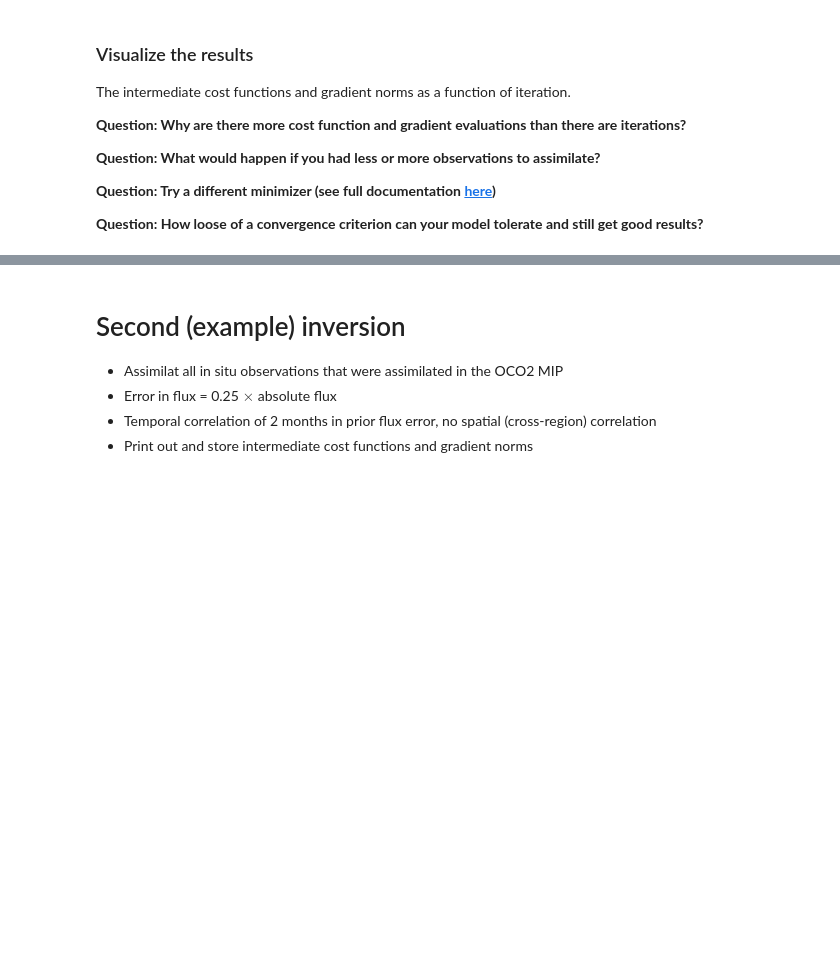
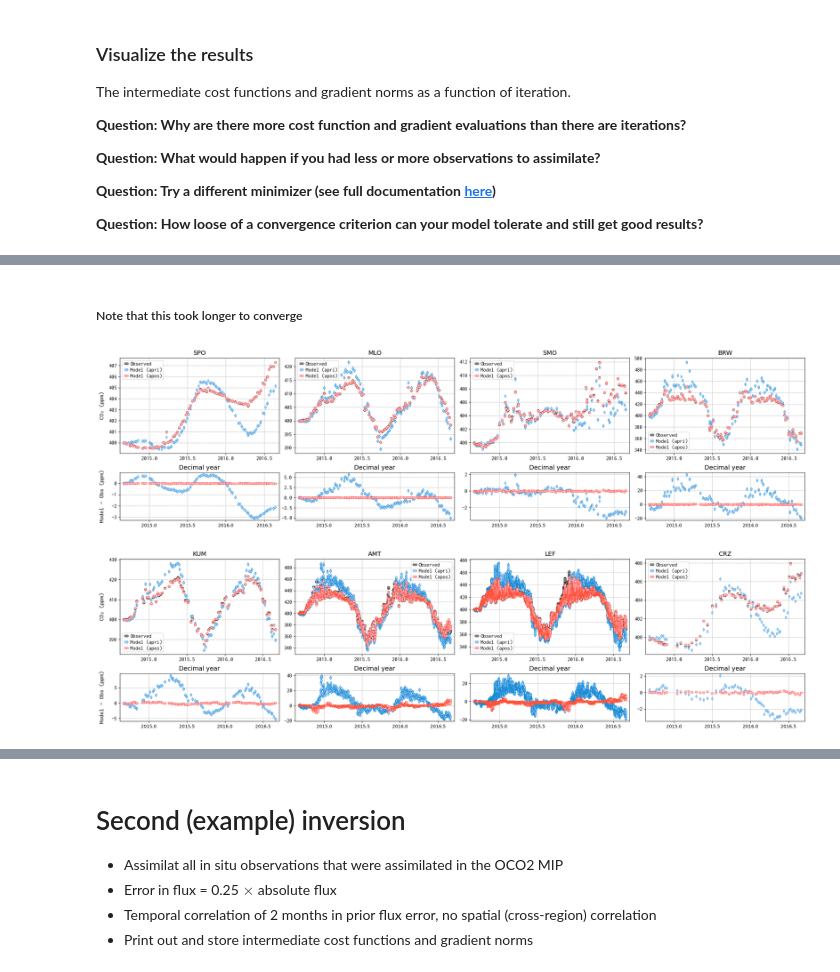
Before and after one commit to AgilentGCMS/ssim-ghg-2024, a Jupyter notebook: var4d/var4d_demo.ipynb, the cells around one changed output, grey strips where cells are left out. Cells and saved outputs as stored; diff of their text form; code cells hidden in the pictures; blank space fills up the shorter version.

```diff
--- a/var4d/var4d_demo.ipynb
+++ b/var4d/var4d_demo.ipynb
@@ -71,0 +74,9 @@ vf1.plot_region(['North American Boreal', 'North American Temperate', 'South Ame
+# %% [markdown]
+##### Note that this took longer to converge
+# %%
+po1 = Visualize_Obs('only_noaa_observatories_reco')
+po1.plot_site(['spo','mlo','smo', 'brw'])
+po1.plot_site(['kum','amt','lef','crz'])
+# %% [output]
+[figure, added]
+[figure, added]
```
Also changed, not shown: parts of 13 cells of this notebook.
